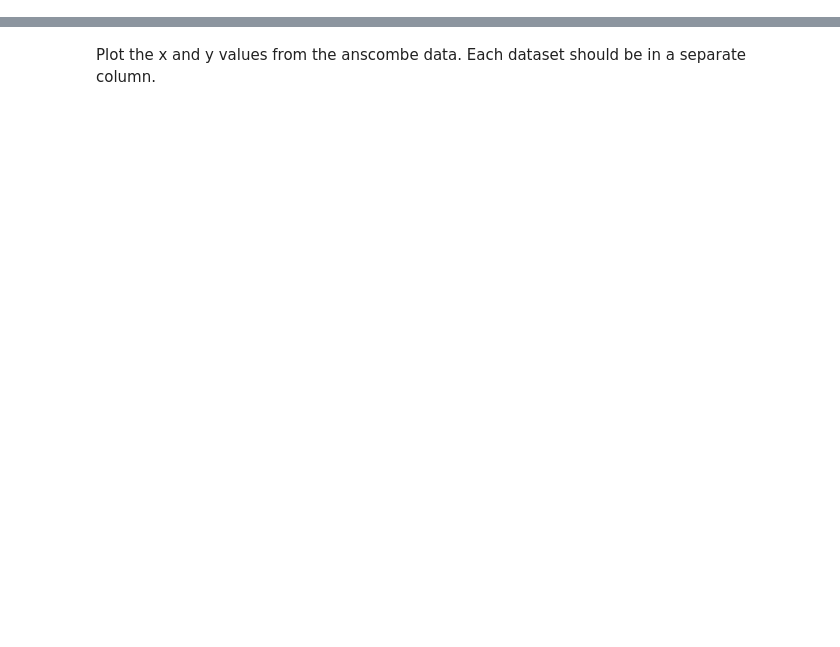
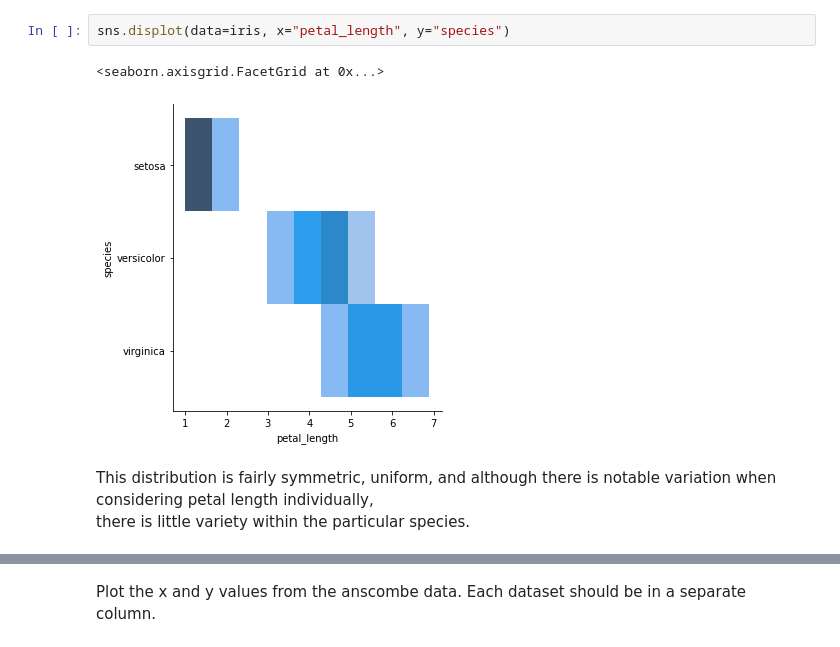
Before and after one commit to nicholas-dougherty/numpy-pandas-visualization-exercises, a Jupyter notebook: seaborn_exercises.ipynb, the cells around one changed output, grey strips where cells are left out. Cells and saved outputs as stored; diff of their text form; blank space fills up the shorter version.

```diff
--- a/seaborn_exercises.ipynb
+++ b/seaborn_exercises.ipynb
@@ -11 +72,9 @@ What does the distribution of petal lengths look like?
+# %%
+sns.displot(data=iris, x="petal_length", y="species")
+# %% [output]
+<seaborn.axisgrid.FacetGrid at 0x...>
+[figure, added]
+# %% [markdown]
+This distribution is fairly symmetric, uniform, and although there is notable variation when considering petal length individually,
+there is little variety within the particular species.
 # %% [markdown]
```
Also changed, not shown: parts of 36 cells of this notebook.
